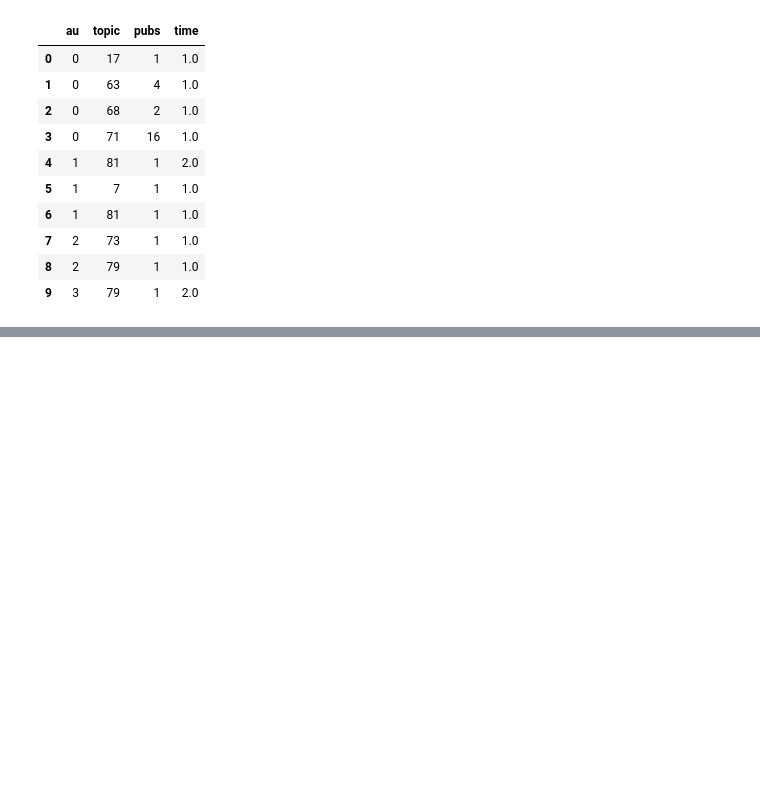
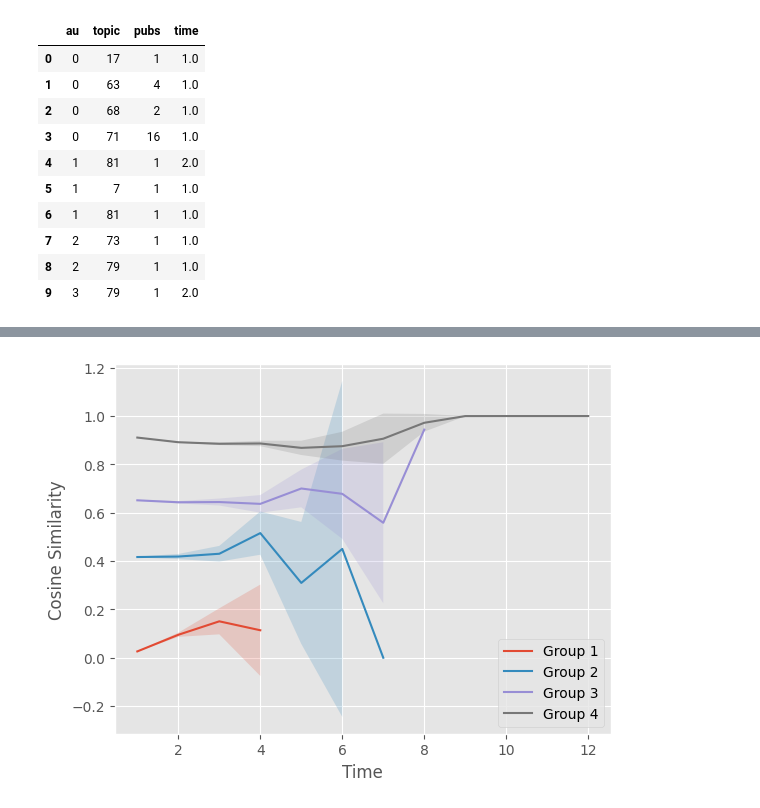
Before and after one commit to MarciaFG/scimobility, a Jupyter notebook: transformation_index_for_2007_2022.ipynb, the cells around one changed output, grey strips where cells are left out. Drawn from its saved outputs; the diff is of its cells as text; code cells hidden in the pictures; blank space fills up the shorter version.

```diff
--- a/transformation_index_for_2007_2022.ipynb
+++ b/transformation_index_for_2007_2022.ipynb
@@ -564,0 +702,43 @@ print(similarity_df.head(20))
+# %%
+import numpy as np
+import matplotlib.pyplot as plt
+from scipy import stats
+
+# 1. Define a function to categorize researchers based on their average_similarity
+def categorize_researcher(avg_similarity, num_groups=4):
+    if avg_similarity <= 0.25:
+        return 1
+    elif avg_similarity <= 0.5:
+        return 2
+    elif avg_similarity <= 0.75:
+        return 3
+    else:
+        return 4
+
+# 2. Apply the function to the summary_stats DataFrame to create a new column `group`
+summary_stats['group'] = summary_stats['average_similarity'].apply(categorize_researcher)
+
+# 3. Merge the `group` information into the `similarity_df` DataFrame
+similarity_df = pd.merge(similarity_df, summary_stats[['researcher_id', 'group']], on='researcher_id')
+
+# 4. Aggregate cosine similarity values for each group and time period
+grouped_data = similarity_df.groupby(['group', 'time1'])['cosine_similarity'].agg(['mean', 'std', 'count']).reset_index()
+
+# 5. Calculate the confidence intervals
+alpha = 0.95
+grouped_data['conf_interval'] = grouped_data.apply(lambda row: stats.t.ppf((1 + alpha) / 2, row['count'] - 1) * row['std'] / np.sqrt(row['count']), axis=1)
+
+# 6. Create a line plot with confidence intervals around the lines for each group over time
+fig, ax = plt.subplots()
+
+for group_id, group_data in grouped_data.groupby('group'):
+    ax.plot(group_data['time1'], group_data['mean'], label=f'Group {group_id}')
+    ax.fill_between(group_data['time1'], group_data['mean'] - group_data['conf_interval'], group_data['mean'] + group_data['conf_interval'], alpha=0.2)
+
+ax.set_xlabel('Time')
+ax.set_ylabel('Cosine Similarity')
+ax.legend(loc='best')
+
+plt.show()
+# %% [output]
+[figure, added]
```
Also changed, not shown: parts of 9 cells of this notebook.
